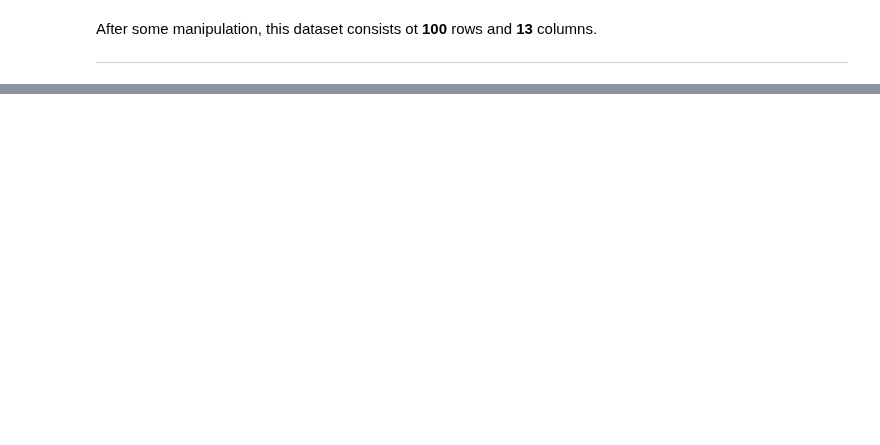
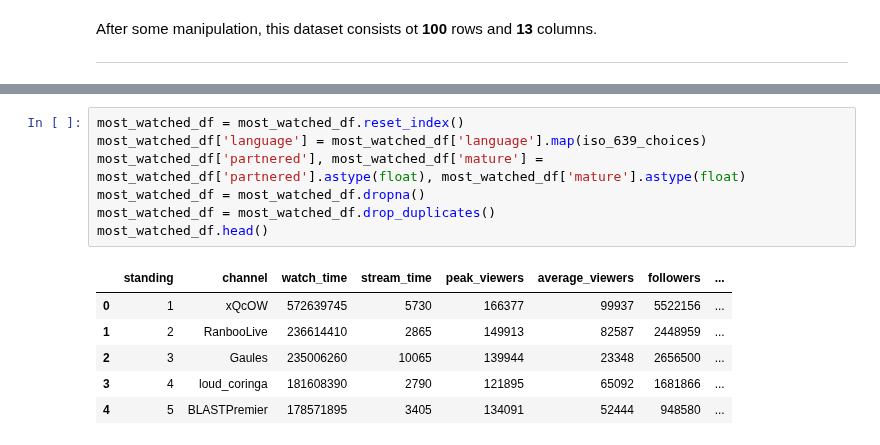
Before and after one commit to michaelbahchevanov/stream-me, a Jupyter notebook: EDA.ipynb, the cells around one changed output, grey strips where cells are left out. Drawn from its saved outputs; the diff is of its cells as text; blank space fills up the shorter version.

```diff
--- a/EDA.ipynb
+++ b/EDA.ipynb
@@ -742,0 +758,14 @@ Now that we have looked into what data we have, we can start filtering it out, c
+# %%
+most_watched_df = most_watched_df.reset_index()
+most_watched_df['language'] = most_watched_df['language'].map(iso_639_choices)
+most_watched_df['partnered'], most_watched_df['mature'] = most_watched_df['partnered'].astype(float), most_watched_df['mature'].astype(float)
+most_watched_df = most_watched_df.dropna()
+most_watched_df = most_watched_df.drop_duplicates()
+most_watched_df.head()
+# %% [output]
+|  | standing | channel | watch_time | stream_time | peak_viewers | average_viewers | followers | ... |
+| 0 | 1 | xQcOW | 572639745 | 5730 | 166377 | 99937 | 5522156 | ... |
+| 1 | 2 | RanbooLive | 236614410 | 2865 | 149913 | 82587 | 2448959 | ... |
+| 2 | 3 | Gaules | 235006260 | 10065 | 139944 | 23348 | 2656500 | ... |
+| 3 | 4 | loud_coringa | 181608390 | 2790 | 121895 | 65092 | 1681866 | ... |
+| 4 | 5 | BLASTPremier | 178571895 | 3405 | 134091 | 52444 | 948580 | ... |
```
Also changed, not shown: parts of 11 cells of this notebook, 1 other file.
